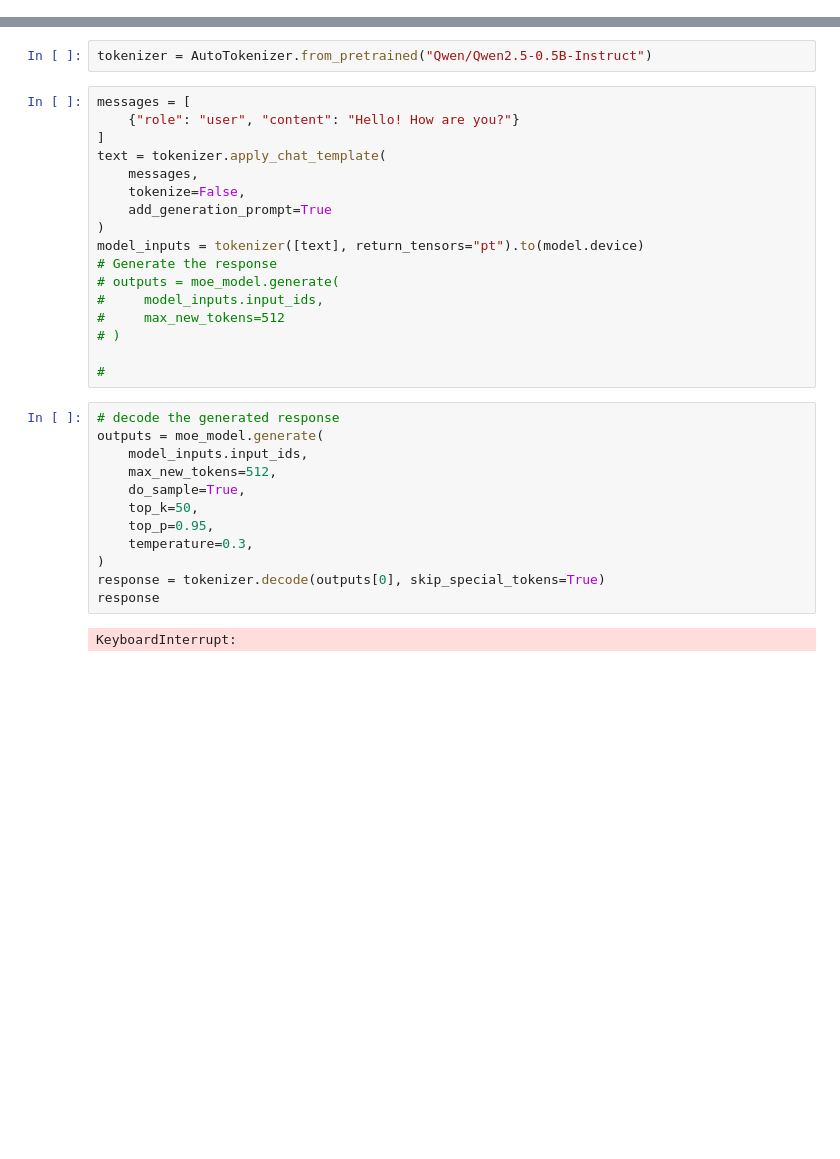
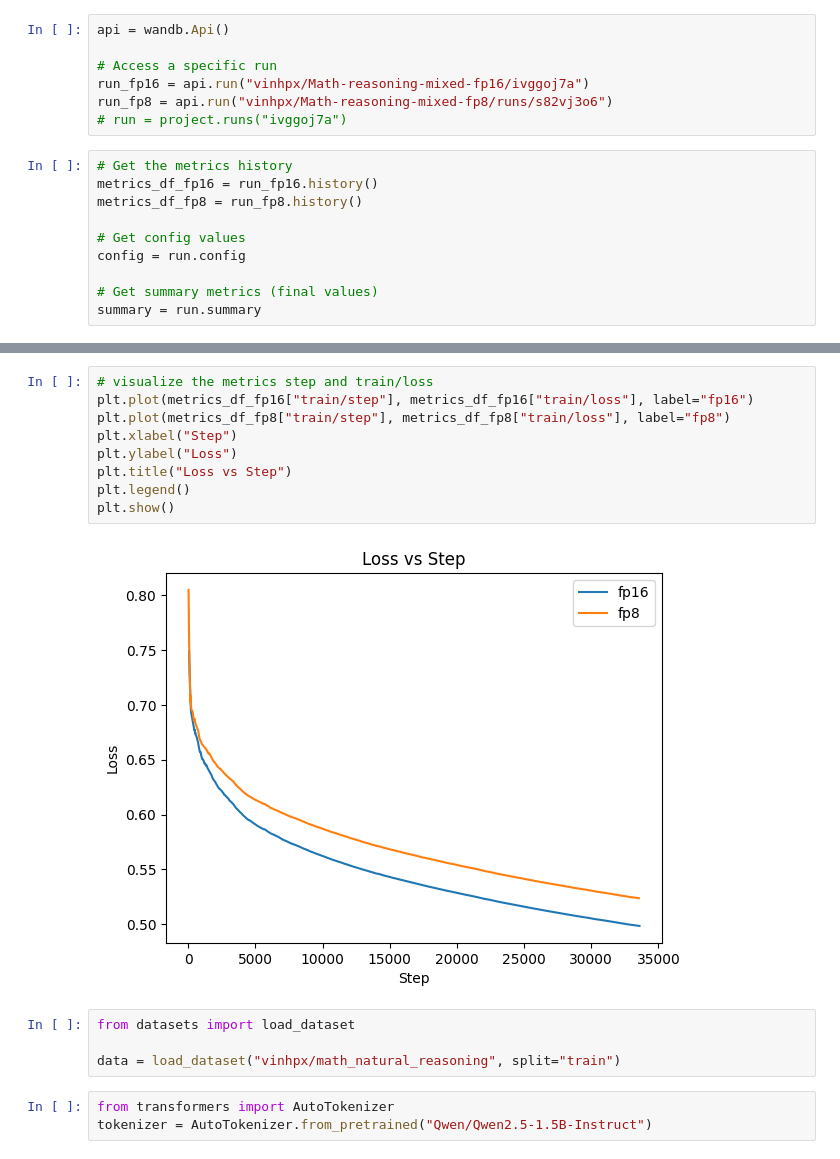
Before and after one commit to xuanvinh1997/qwen-fp8, a Jupyter notebook: train.ipynb, the cells around one changed output, grey strips where cells are left out. Saved outputs shown, nothing was run; the diff lists cells and outputs as text; blank space fills up the shorter version.

```diff
--- a/train.ipynb
+++ b/train.ipynb
@@ -518,0 +49,17 @@ MoE model parameters: 3.00B
+# %%
+api = wandb.Api()
+
+# Access a specific run
+run_fp16 = api.run("vinhpx/Math-reasoning-mixed-fp16/ivggoj7a")
+run_fp8 = api.run("vinhpx/Math-reasoning-mixed-fp8/runs/s82vj3o6")
+# run = project.runs("ivggoj7a")
+# %%
+# Get the metrics history
+metrics_df_fp16 = run_fp16.history()
+metrics_df_fp8 = run_fp8.history()
+
+# Get config values
+config = run.config
+
+# Get summary metrics (final values)
+summary = run.summary
@@ -519,33 +82,18 @@ MoE model parameters: 3.00B
+# %%
+# visualize the metrics step and train/loss
+plt.plot(metrics_df_fp16["train/step"], metrics_df_fp16["train/loss"], label="fp16")
+plt.plot(metrics_df_fp8["train/step"], metrics_df_fp8["train/loss"], label="fp8")
+plt.xlabel("Step")
+plt.ylabel("Loss")
+plt.title("Loss vs Step")
+plt.legend()
+plt.show()
+# %% [output]
+[figure, added]
+# %%
+from datasets import load_dataset
+
+data = load_dataset("vinhpx/math_natural_reasoning", split="train")
 # %%
-tokenizer = AutoTokenizer.from_pretrained("Qwen/Qwen2.5-0.5B-Instruct")
+from transformers import AutoTokenizer
+tokenizer = AutoTokenizer.from_pretrained("Qwen/Qwen2.5-1.5B-Instruct")
-# %%
-messages = [
-    {"role": "user", "content": "Hello! How are you?"}
-]
-text = tokenizer.apply_chat_template(
-    messages,
-    tokenize=False,
-    add_generation_prompt=True
-)
-model_inputs = tokenizer([text], return_tensors="pt").to(model.device)
-# Generate the response
-# outputs = moe_model.generate(
-#     model_inputs.input_ids,
-#     max_new_tokens=512
-# )
-
-#
-# %%
-# decode the generated response
-outputs = moe_model.generate(
-    model_inputs.input_ids,
-    max_new_tokens=512,
-    do_sample=True,
-    top_k=50,
-    top_p=0.95,
-    temperature=0.3,
-)
-response = tokenizer.decode(outputs[0], skip_special_tokens=True)
-response
-# %% [output]
-KeyboardInterrupt:
```
Also changed, not shown: parts of 14 cells of this notebook, 3 other files.
